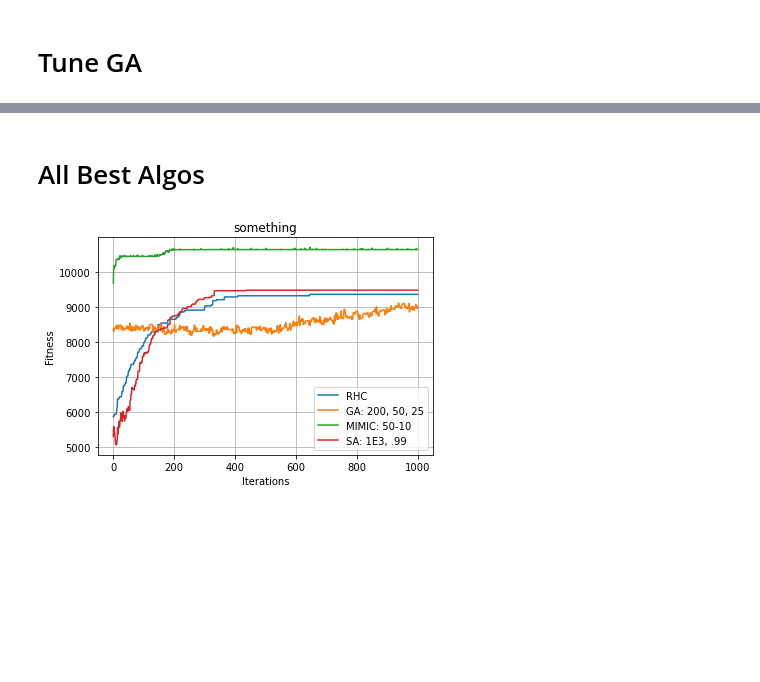
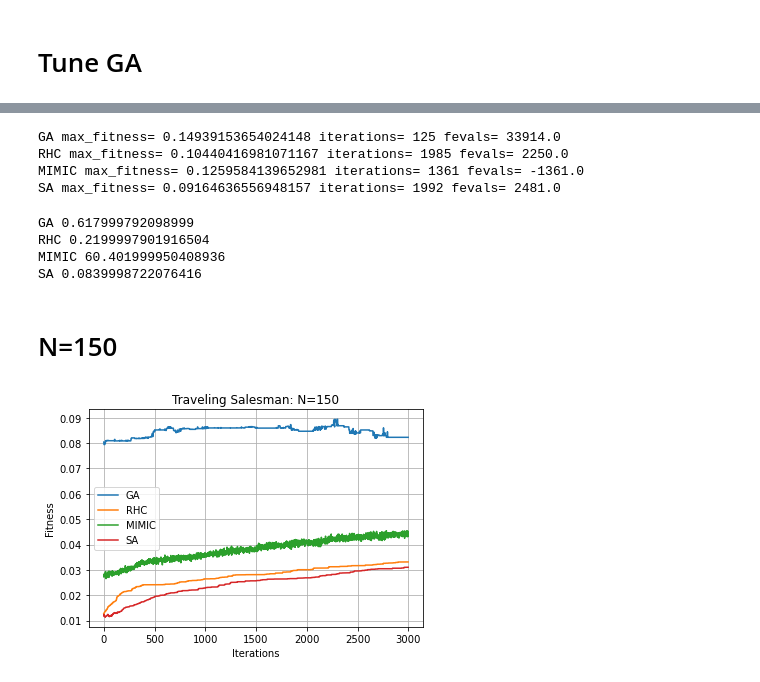
Before and after one commit to rahalrsh/randomized-optimization, a Jupyter notebook: Traveling_Salesman.ipynb, the cells around one changed output, grey strips where cells are left out. Cells and saved outputs as stored; diff of their text form; code cells hidden in the pictures; blank space fills up the shorter version.

```diff
--- a/Traveling_Salesman.ipynb
+++ b/Traveling_Salesman.ipynb
@@ -399,21 +323,35 @@ plot_fitness(ft_df[:20000], files, title="something")
-# %% [markdown]
-# All Best Algos
+# %%
+plot_max_fitness_bar(df_test[:2000], files, title="", plot=False)
+# %% [output]
+GA max_fitness= 0.14939153654024148 iterations= 125 fevals= 33914.0
+RHC max_fitness= 0.10440416981071167 iterations= 1985 fevals= 2250.0
+MIMIC max_fitness= 0.1259584139652981 iterations= 1361 fevals= -1361.0
+SA max_fitness= 0.09164636556948157 iterations= 1992 fevals= 2481.0
+# %%
+plot_max_time_bar(df_test[:2000], files, title="", plot=False)
+# %% [output]
+GA 0.617999792098999
+RHC 0.2199997901916504
+MIMIC 60.401999950408936
+SA 0.0839998722076416
+# %% [markdown]
+# N=150
 # %%
-# files = {
-#     "exp01-RHC-1"    : "RHC",
-#     "exp03-GA-4"    : "GA: 200, 50, 25",
-#     "exp00-MIMIC-18" : "MIMIC: 50-10",
-#     "exp02-SA-11"    : "SA: 1E3, .99",
-# }
+files = {
+    "exp07-GA-0"       : "GA",
+    "exp07-RHC-0"      : "RHC",
+    "exp07-MIMIC-0"    : "MIMIC",
+    "exp07-SA-0"       : "SA",
+}
 
-# df_test = combine_csv("tsp", files)
+df_test = combine_csv("tsp", files)
 
-# ft_df = get_fitness_df(df_test)
+ft_df = get_fitness_df(df_test)
 
-# fe_df = get_fevals_df(df_test)
-# t_df = get_time_df(df_test)
+fe_df = get_fevals_df(df_test)
+t_df = get_time_df(df_test)
 
-# # ft_df
-# plot_fitness(ft_df[:1000], files, title="something")
+# ft_df
+plot_fitness(ft_df[:3000], files, title="Traveling Salesman: N=150", save_as="tsm/12")
 # %% [output]
-[figure, old version]
+[figure, new version]
```
Also changed, not shown: parts of 33 cells of this notebook, 28 other files.
